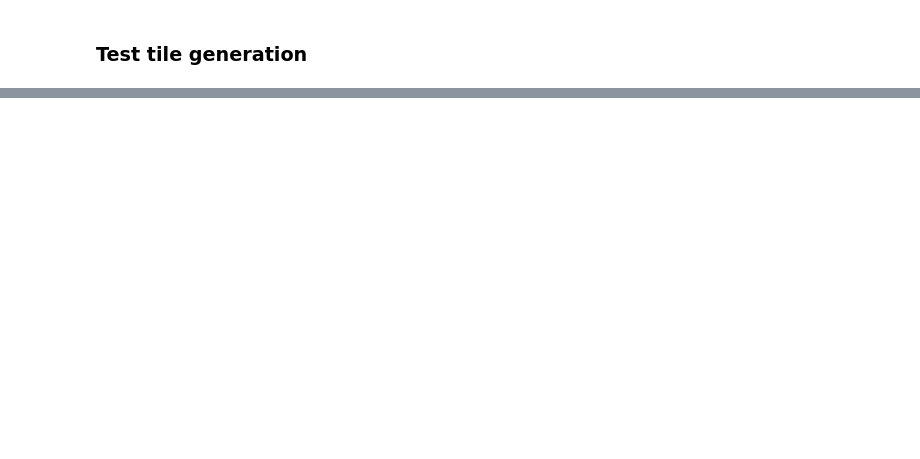
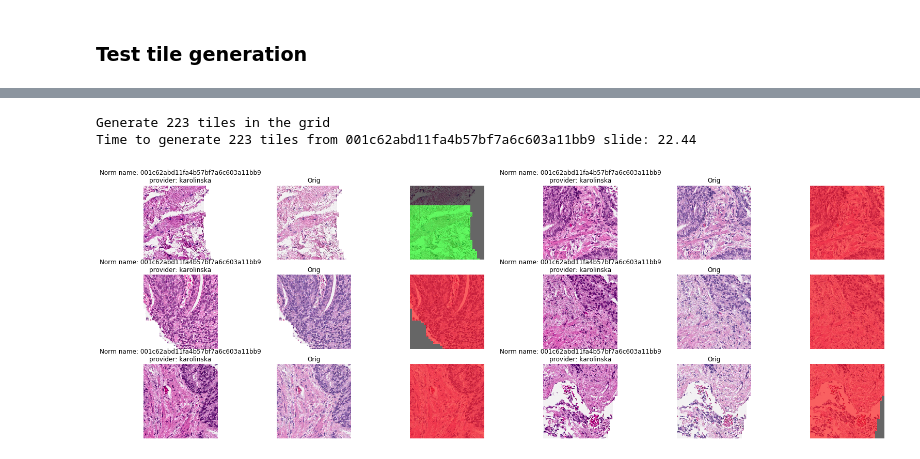
Before and after one commit to jspolson/STRIP_AI_Challenge, a Jupyter notebook: preprocessing.ipynb, the cells around one changed output, grey strips where cells are left out. Saved outputs shown, nothing was run; the diff lists cells and outputs as text; code cells hidden in the pictures; blank space fills up the shorter version.

```diff
--- a/preprocessing.ipynb
+++ b/preprocessing.ipynb
@@ -121,0 +223,11 @@ plot_tiles(sample_orig, sample_norm, sample_mask, sample_label, sample.index[0],
+# %%
+tile_generator = generate_grid.TileGeneratorGrid(slides_dir, f"{sample_slide_name}.tiff", masks_dir, verbose=True)
+orig_tiles, norm_tiles, locations, tissue_masks, label_masks \
+            = tile_generator.extract_all_tiles(512, 0.25, 0.5, 1, tile_normalizer)
+sample_orig, sample_norm = orig_tiles[sample_tile_idx], norm_tiles[sample_tile_idx]
+sample_mask, sample_label = tissue_masks[sample_tile_idx], label_masks[sample_tile_idx]
+plot_tiles(sample_orig, sample_norm, sample_mask, sample_label, sample_slide_name, sample.data_provider)
+# %% [output]
+Generate 223 tiles in the grid
+Time to generate 223 tiles from 001c62abd11fa4b57bf7a6c603a11bb9 slide: 22.44
+[figure, added]
```
Also changed, not shown: parts of 14 cells of this notebook, 2 other files.
